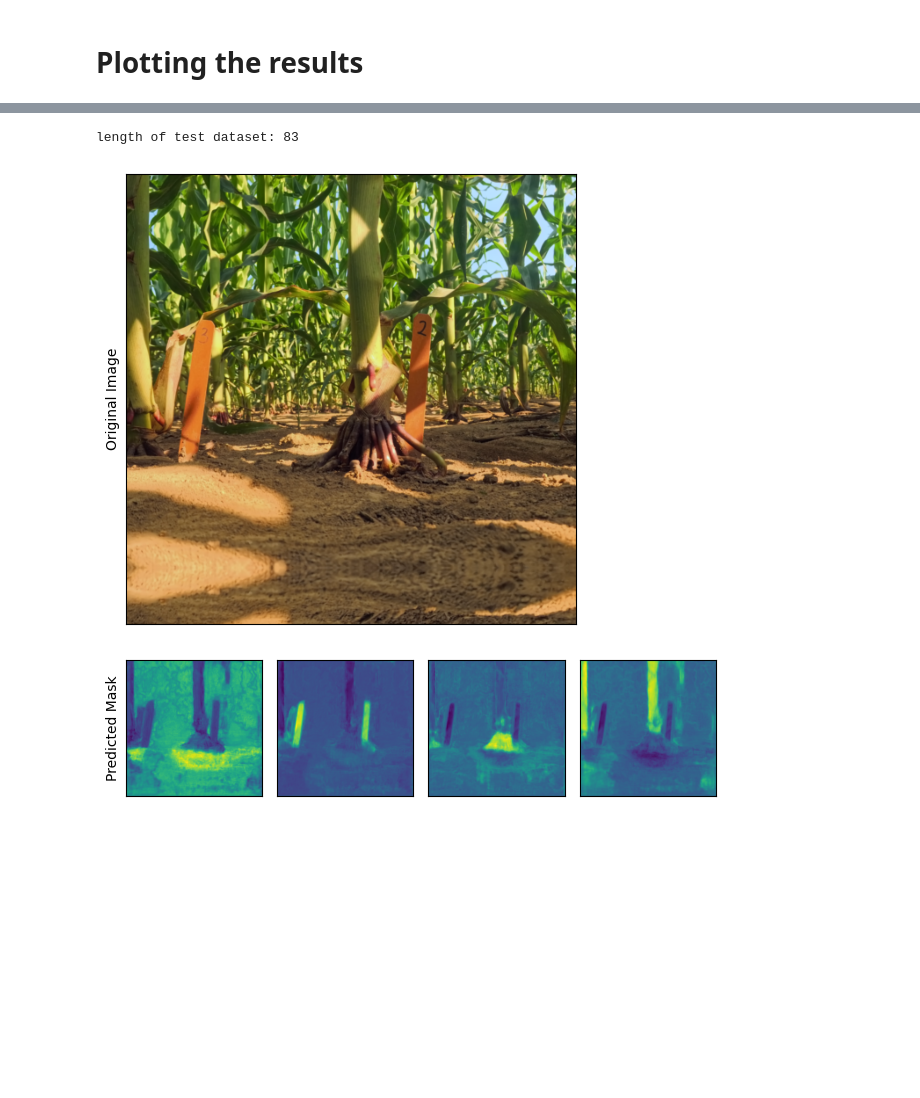
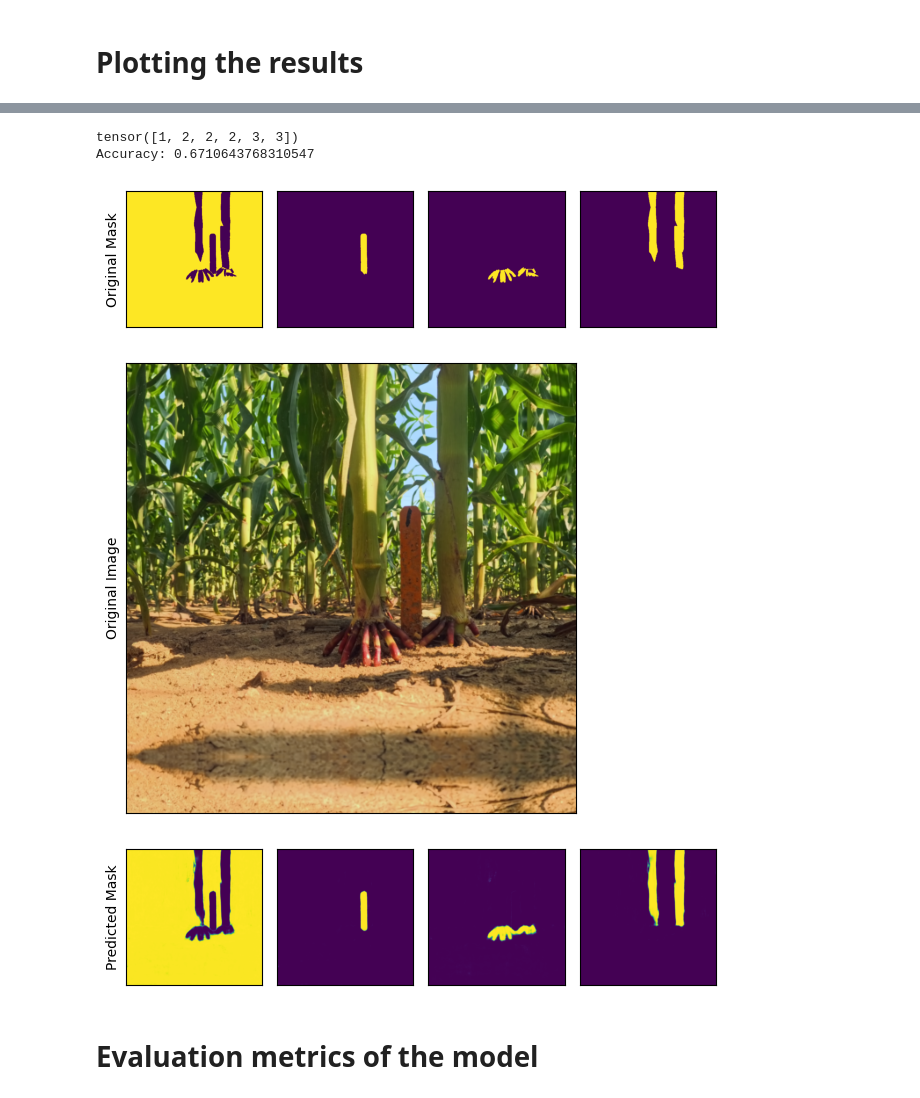
Before and after one commit to KopiousKarp/code_notebooks, a Jupyter notebook: plant_segs/TrainingDraft3_multiclass_multiyear.ipynb, the cells around one changed output, grey strips where cells are left out. Cells and saved outputs as stored; diff of their text form; code cells hidden in the pictures; blank space fills up the shorter version.

```diff
--- a/plant_segs/TrainingDraft3_multiclass_multiyear.ipynb
+++ b/plant_segs/TrainingDraft3_multiclass_multiyear.ipynb
@@ -183,7 +192,7 @@ def custom_collate_fn(batch):
     for mask in masks:
         multiclass_mask = torch.zeros((4, mask["masks"].shape[1], mask["masks"].shape[2]), dtype=mask["masks"].dtype)
         for idx, label in enumerate(mask["labels"]):
-            multiclass_mask[label] = mask["masks"][idx]
+            multiclass_mask[label] += mask["masks"][idx]
         multiclass_mask[0] = 1 - torch.max(multiclass_mask[1:], dim=0)[0]
         mask_batch.append(multiclass_mask)
 
@@ -191,6 +200,7 @@ def custom_collate_fn(batch):
 
 full_dataset.train.transforms = transforms.v2.Compose([standard_transform, augmentations])
 full_dataset.test.transforms = standard_transform
+full_dataset.val.transforms = standard_transform
 train_dataloader = DataLoader(
     full_dataset.train,
     batch_size=8,
@@ -215,8 +225,17 @@ for _, masks in tqdm(train_dataloader):
         for i in range(4):
             class_counts[i] += mask[i].sum()
         total_pixels += mask[0].numel()
-class_weights = 1.0 / (class_counts + 1e-8)  # add small epsilon to avoid division by zero
-class_weights = class_weights / class_weights.sum() * len(class_weights)  # normalize weights
+# class_weights = (class_counts)  # add small epsilon to avoid division by zero
+class_weights = class_counts / class_counts.sum() #* len(class_weights)  # normalize weights
 print(f"Class weights: {class_weights}")
+labels = [f"Class {i}" for i in ["background", "marker", "root", "stalk"]]
+plt.pie(class_weights, labels=labels, autopct='%1.2f%%')
+plt.title("Class Distribution")
+plt.show()
+
+class_weights = 1-class_weights
+plt.bar(labels, class_weights.cpu().numpy())
+plt.title("Class Weights")
+plt.show()
 # %% [output]
 Calculating class imbalances
@@ -236,6 +277,8 @@ model = smp.Unet(
     encoder_weights="imagenet",     # use `imagenet` pre-trained weights for encoder initialization
     in_channels=3,                  # model input channels (1 for gray-scale images, 3 for RGB, etc.)
     classes=4,                      # model output channels (number of classes in your dataset)
+    # decoder_attention_type = 'scse',
+    decoder_channels = (256, 128, 64, 32, 16),
 )
 model.to(device)
 criterion = nn.CrossEntropyLoss(class_weights.to(device))
@@ -244,7 +287,6 @@ optimizer = torch.optim.Adam(model.parameters(), lr=0.0001, weight_decay=1e-5)
 training_results = {
     "train_loss": [],
     "test_loss" : [],
-    "test_accuracy": [],
     "pocket_loss": None,
     "pocket_model": None,
 }
@@ -271,17 +313,13 @@ for epoch in tqdm(range(50)):
         result = model(img.to(device))
         mask = torch.stack(mask)
         loss = criterion(result.to(device), mask.float().to(device))
-        correct = (result.to(device) == mask.float().to(device)).sum().item()
-        running_accuracy += ( correct / mask.numel() )
         running_loss += loss.item()
     training_results["test_loss"].append(running_loss/len(test_dataloader))
-    training_results["test_accuracy"].append(running_accuracy/len(test_dataloader))
 
     if training_results["pocket_loss"] == None or  training_results["test_loss"][-1] < training_results["pocket_loss"]:
             training_results["pocket_loss"] = loss.item()
             training_results["pocket_model"] = model.state_dict().copy()
-    # print(f"Epoch {epoch} - Loss: {training_results['train_loss'][-1]}")
-    # print(f"Epoch {epoch} - Test Loss: {training_results['test_loss'][-1]}")
+
 
 
 
@@ -411,14 +406,28 @@ def plot(imgs, row_title=None, **imshow_kwargs):
 
     plt.tight_layout()
 # %%
-print(f"length of test dataset: {len(full_dataset.test)}")
 image, target = full_dataset.test[12]
 image = torch.tensor(preprocess_input(image.permute(1, 2, 0).numpy()))
 image = image.permute(2, 0, 1).unsqueeze(0).float()
 result = model(image.to(device))
+result = torch.softmax(result, dim=1)
+print(target["labels"])
+multiclass_mask = torch.zeros((4, target["masks"].shape[1], target["masks"].shape[2]), dtype=target["masks"].dtype)
+for idx, label in enumerate(target["labels"]):
+    multiclass_mask[label] += target["masks"][idx]*255
+multiclass_mask[0] = 255 - torch.max(multiclass_mask[1:], dim=0)[0]
+# multiclass_mask = torch.stack(multiclass_mask)
+accuracy = (torch.argmax(result, dim=1).to(device) == multiclass_mask.float().to(device)).sum().item() / multiclass_mask.numel()
+print(f"Accuracy: {accuracy}")
+plot(multiclass_mask.cpu().numpy(), row_title=["Original Mask"])
+correct = (result.to(device) == multiclass_mask.float().to(device)).sum().item()
 plot(image, row_title=["Original Image"])
 plot(result.squeeze().detach().cpu().numpy(), row_title=["Predicted Mask"])
 # %% [output]
-length of test dataset: 83
+tensor([1, 2, 2, 2, 3, 3])
+Accuracy: 0.6710643768310547
-[figure, old version]
+[figure, new version]
-[figure, old version]
+[figure, new version]
+[figure, added]
+# %% [markdown]
+# Evaluation metrics of the model
```
Also changed, not shown: parts of 13 cells of this notebook, 4 other files.
